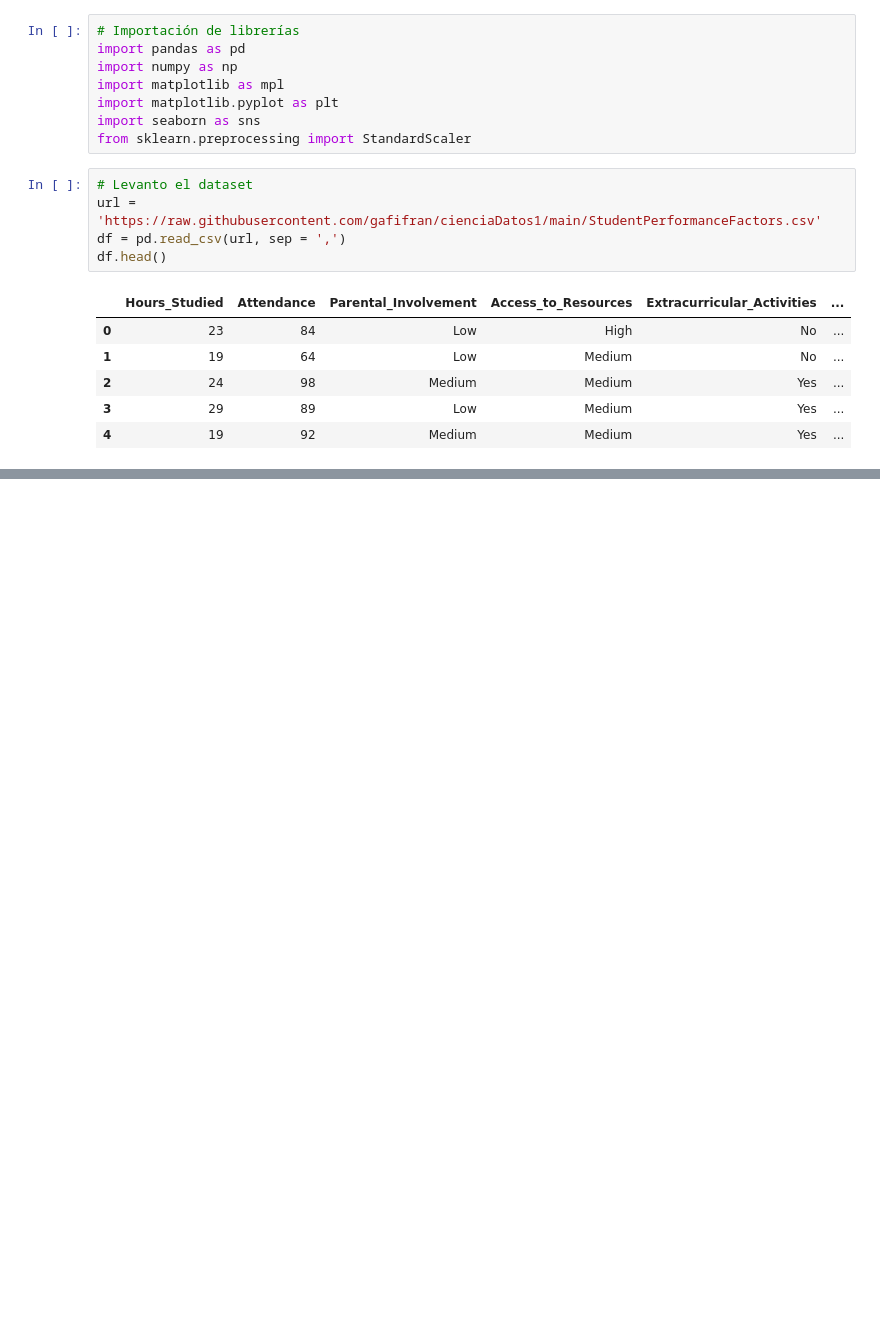
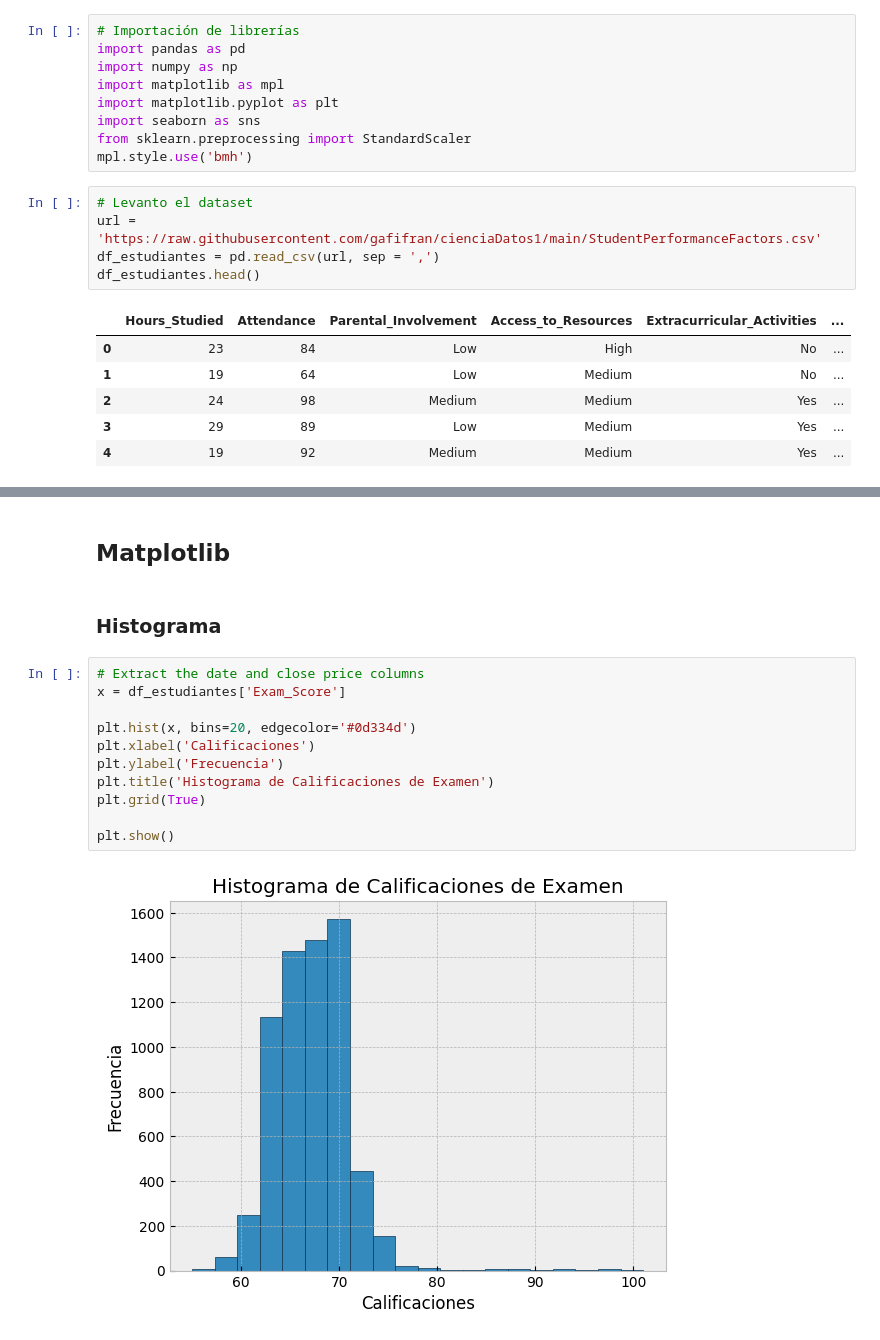
Before and after one commit to gafifran/cienciaDatos1, a Jupyter notebook: Visualización_Francisco_Fierros.ipynb, the cells around one changed output, grey strips where cells are left out. Drawn from its saved outputs; the diff is of its cells as text; blank space fills up the shorter version.

```diff
--- a/Visualización_Francisco_Fierros.ipynb
+++ b/Visualización_Francisco_Fierros.ipynb
@@ -36,11 +40,12 @@ import matplotlib as mpl
 import matplotlib.pyplot as plt
 import seaborn as sns
 from sklearn.preprocessing import StandardScaler
+mpl.style.use('bmh')
 # %%
 # Levanto el dataset
 url = 'https://raw.githubusercontent.com/gafifran/cienciaDatos1/main/StudentPerformanceFactors.csv'
-df = pd.read_csv(url, sep = ',')
-df.head()
+df_estudiantes = pd.read_csv(url, sep = ',')
+df_estudiantes.head()
 # %% [output]
 |  | Hours_Studied | Attendance | Parental_Involvement | Access_to_Resources | Extracurricular_Activities | ... |
 | 0 | 23 | 84 | Low | High | No | ... |
@@ -62,0 +70,17 @@ df.describe()
+# %% [markdown]
+## Matplotlib
+# %% [markdown]
+### Histograma
+# %%
+# Extract the date and close price columns
+x = df_estudiantes['Exam_Score']
+
+plt.hist(x, bins=20, edgecolor='#0d334d')
+plt.xlabel('Calificaciones')
+plt.ylabel('Frecuencia')
+plt.title('Histograma de Calificaciones de Examen')
+plt.grid(True)
+
+plt.show()
+# %% [output]
+[figure, added]
```
Also changed, not shown: parts of 24 cells of this notebook.
